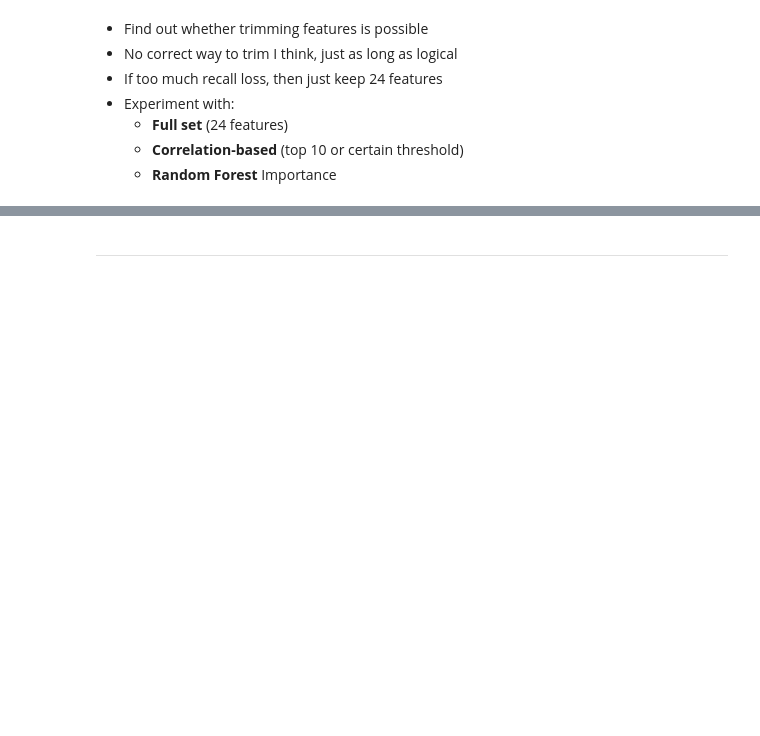
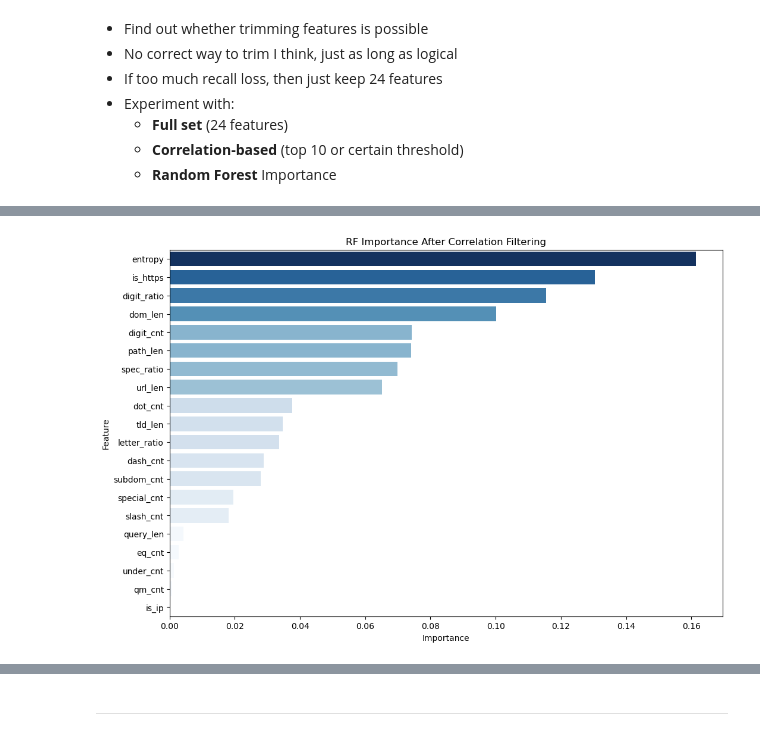
Before and after one commit to QMathsdude/phishing-url-detector, a Jupyter notebook: notebooks/02_ML.ipynb, the cells around one changed output, grey strips where cells are left out. Cells and saved outputs as stored; diff of their text form; code cells hidden in the pictures; blank space fills up the shorter version.

```diff
--- a/notebooks/02_ML.ipynb
+++ b/notebooks/02_ML.ipynb
@@ -460,0 +615,13 @@ Balanced Random Forest    0.9639     0.8195  0.9608    0.8846
+# %%
+# STEP 3.0 — Train RF using correlation-reduced features
+
+rf_corr_importance = RandomForestClassifier(
+    n_estimators=100,
+    random_state=42,
+    n_jobs=-1
+)
+
+rf_corr_importance.fit(
+    X_train_corr_smote,
+    y_train_corr_smote
+)
@@ -460,0 +630,13 @@ Balanced Random Forest    0.9639     0.8195  0.9608    0.8846
+# %%
+# STEP 3.1 — Show Feature Importance
+feature_importance = pd.DataFrame({
+    'Feature': X_corr.columns,
+    'Importance': rf_corr_importance.feature_importances_
+})
+
+feature_importance = feature_importance.sort_values(
+    by='Importance',
+    ascending=False
+)
+
+print(feature_importance)
@@ -460,0 +661,18 @@ Balanced Random Forest    0.9639     0.8195  0.9608    0.8846
+# %%
+# STEP 3.2 — Draw Importance Graph
+plt.figure(figsize=(12,8))
+
+sns.barplot(
+    data=feature_importance,
+    x='Importance',
+    y='Feature',
+    hue='Importance',
+    palette='Blues',
+    dodge=False,
+    legend=False
+)
+
+plt.title("RF Importance After Correlation Filtering")
+plt.show()
+# %% [output]
+[figure, added]
```
Also changed, not shown: parts of 53 cells of this notebook, 1 other file.
